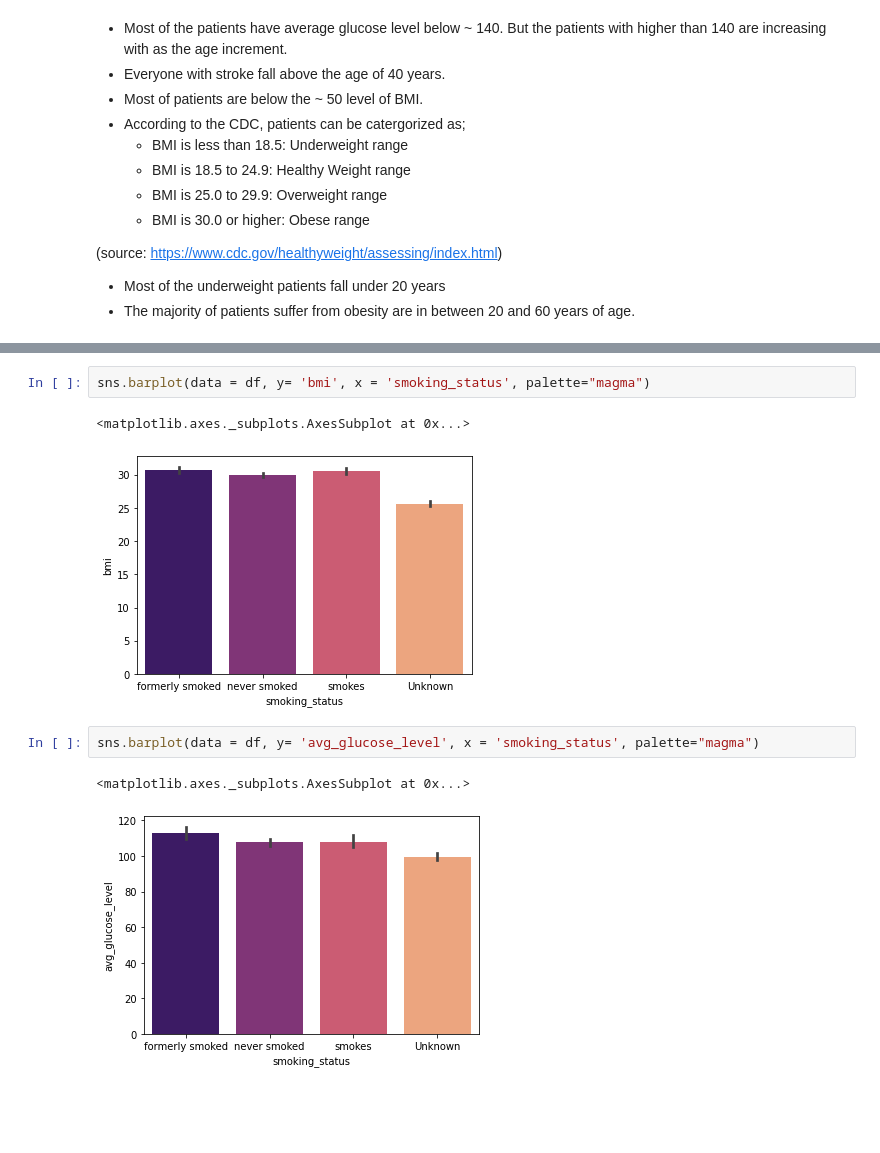
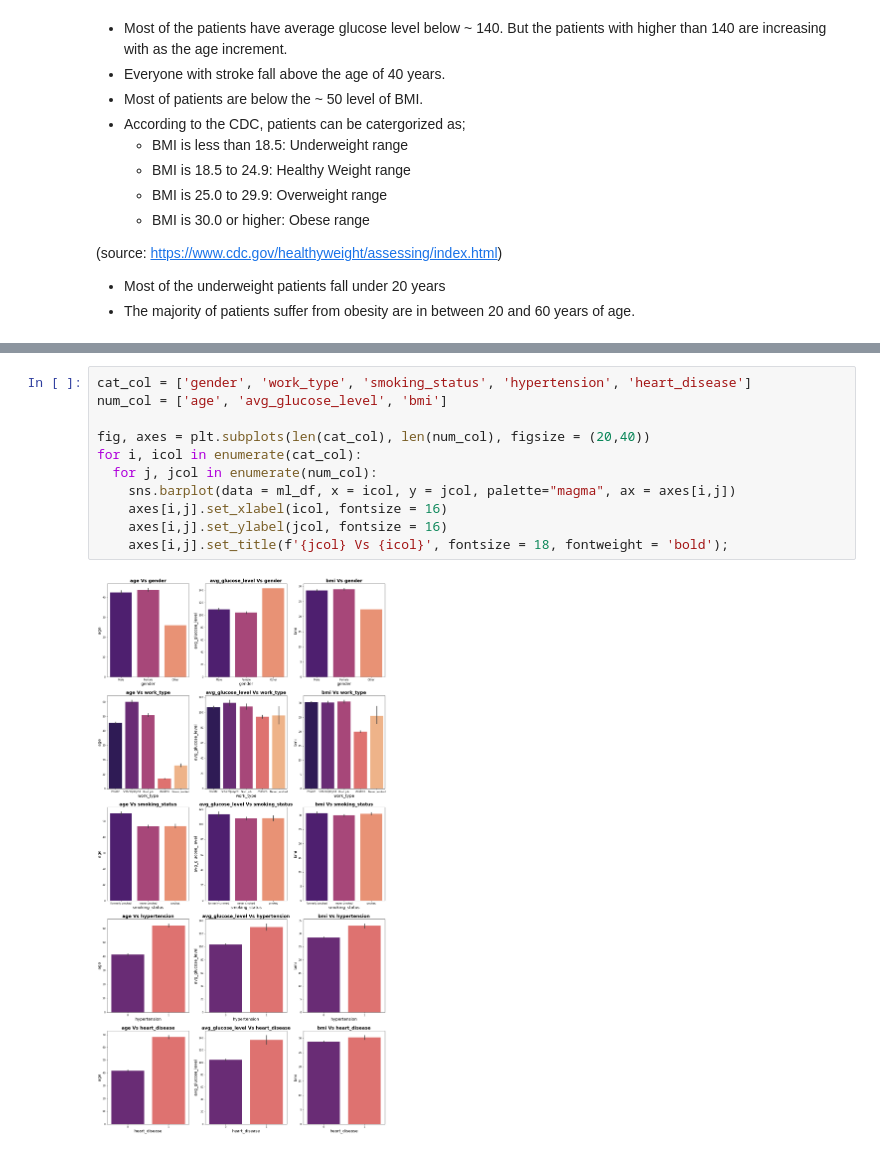
Before and after one commit to sheha919/Stroke_Prediction, a Jupyter notebook: stroke_prediction.ipynb, the cells around one changed output, grey strips where cells are left out. Drawn from its saved outputs; the diff is of its cells as text; blank space fills up the shorter version.

Commit message:
add bar charts

```diff
--- a/stroke_prediction.ipynb
+++ b/stroke_prediction.ipynb
@@ -350,10 +346,13 @@ sns.barplot(data = df, y= 'age', x = 'smoking_status', palette="magma")
-# %%
-sns.barplot(data = df, y= 'bmi', x = 'smoking_status', palette="magma")
-# %% [output]
-<matplotlib.axes._subplots.AxesSubplot at 0x...>
-[figure, removed]
-# %%
-sns.barplot(data = df, y= 'avg_glucose_level', x = 'smoking_status', palette="magma")
-# %% [output]
-<matplotlib.axes._subplots.AxesSubplot at 0x...>
-[figure, removed]
+# %%
+cat_col = ['gender', 'work_type', 'smoking_status', 'hypertension',	'heart_disease']
+num_col = ['age', 'avg_glucose_level', 'bmi']
+
+fig, axes = plt.subplots(len(cat_col), len(num_col), figsize = (20,40))
+for i, icol in enumerate(cat_col):
+  for j, jcol in enumerate(num_col):
+    sns.barplot(data = ml_df, x = icol, y = jcol, palette="magma", ax = axes[i,j])
+    axes[i,j].set_xlabel(icol, fontsize = 16)
+    axes[i,j].set_ylabel(jcol, fontsize = 16)
+    axes[i,j].set_title(f'{jcol} Vs {icol}', fontsize = 18, fontweight = 'bold');
+# %% [output]
+[figure, added]
```
Also changed, not shown: parts of 2 cells of this notebook.
